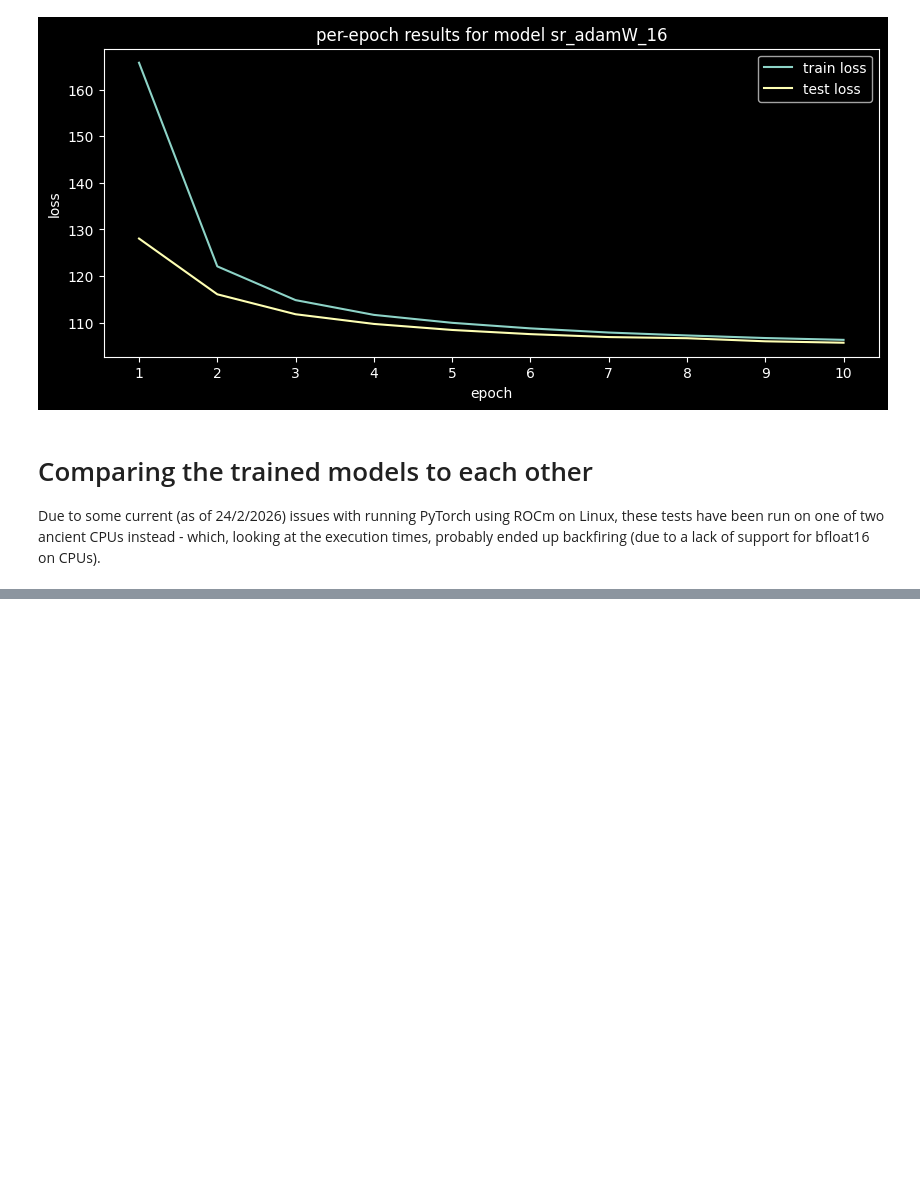
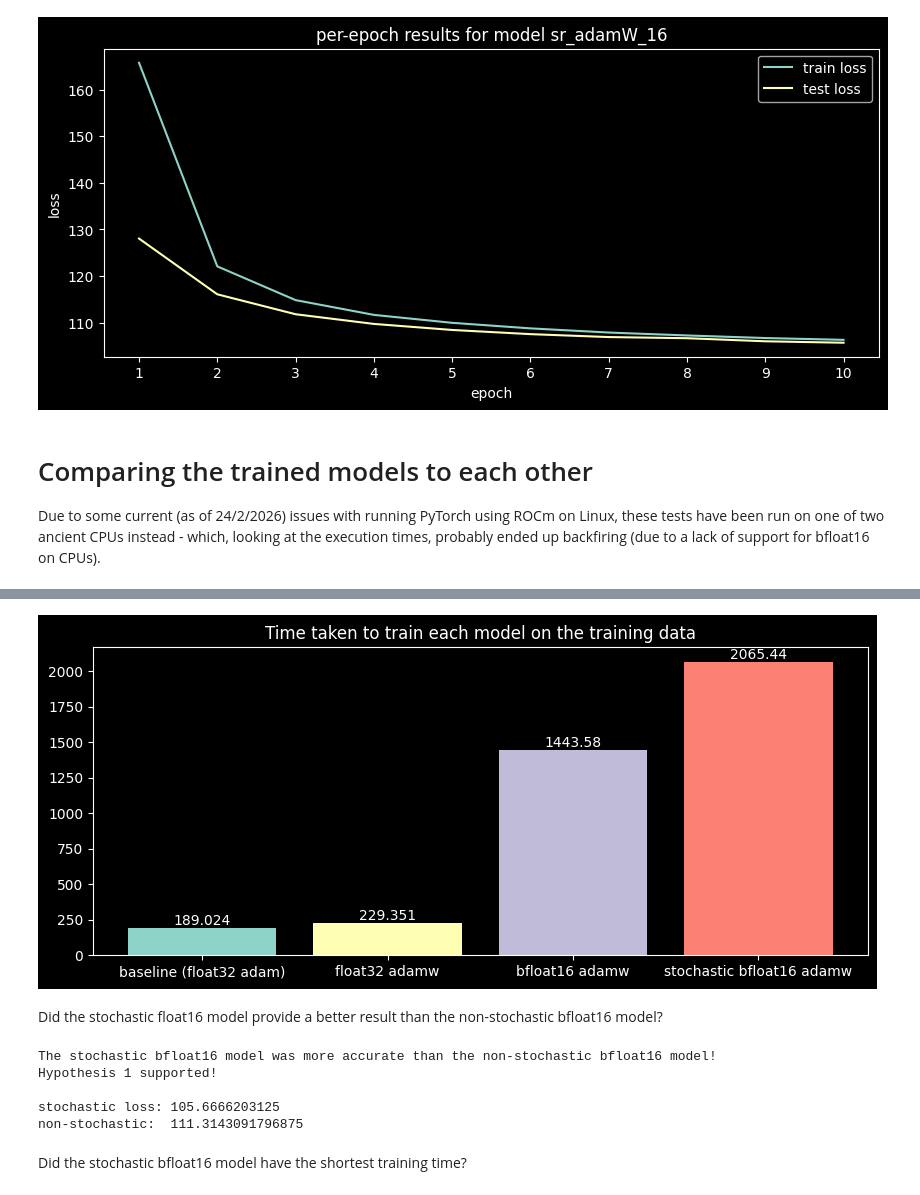
Before and after one commit to 11BelowStudio/auto_encoding_variable_bayes_sr, a Jupyter notebook: vae.ipynb, the cells around one changed output, grey strips where cells are left out. Drawn from its saved outputs; the diff is of its cells as text; code cells hidden in the pictures; blank space fills up the shorter version.

```diff
--- a/vae.ipynb
+++ b/vae.ipynb
@@ -593,0 +616,18 @@ def graph_the_results(model_infos: dict[str, ModelResults]) -> plt.Figure:
+# %%
+
+
+## Bar chart of time taken for training each model
+fig_time: plt.Figure = plt.figure(figsize=(10, 4))
+
+training_times: list[float] = [sum(epoch.train_duration for epoch in info) for info in results_dict.values()]
+bars2 = plt.bar(results_dict.keys(), training_times, color=plt.rcParams['axes.prop_cycle'].by_key()['color'])
+plt.bar_label(bars2)
+#ax2.legend()
+plt.title("Time taken to train each model on the training data")
+ax_time: plt.Axes = fig_loss.get_axes()[0]
+grid_stuff(ax_time)
+ax_time.set_ylabel("Training duration (seconds)")
+ax_time.set_xlabel("Models")
+
+fig_time
+# %% [output]
@@ -593,0 +636,25 @@ def graph_the_results(model_infos: dict[str, ModelResults]) -> plt.Figure:
+[figure, added]
+# %% [markdown]
+Did the stochastic float16 model provide a better result than the non-stochastic bfloat16 model?
+# %%
+sr_bfloat16_loss = results_sr_16[epochs].test_loss
+bfloat16_loss = results_adamw_16[epochs].test_loss
+
+if sr_bfloat16_loss < bfloat16_loss:
+    print("The stochastic bfloat16 model was more accurate than the non-stochastic bfloat16 model!")
+    print("Hypothesis 1 supported!")
+else:
+    print("The non-stochastic bfloat16 model was more accurate than the stochastic version!")
+    print("Hypothesis 1 debunked!")
+
+print("")
+print(f"stochastic loss: {sr_bfloat16_loss}")
+print(f"non-stochastic:  {bfloat16_loss}")
+# %% [output]
+The stochastic bfloat16 model was more accurate than the non-stochastic bfloat16 model!
+Hypothesis 1 supported!
+
+stochastic loss: 105.6666203125
+non-stochastic:  111.3143091796875
+# %% [markdown]
+Did the stochastic bfloat16 model have the shortest training time?
```
Also changed, not shown: parts of 8 cells of this notebook.
